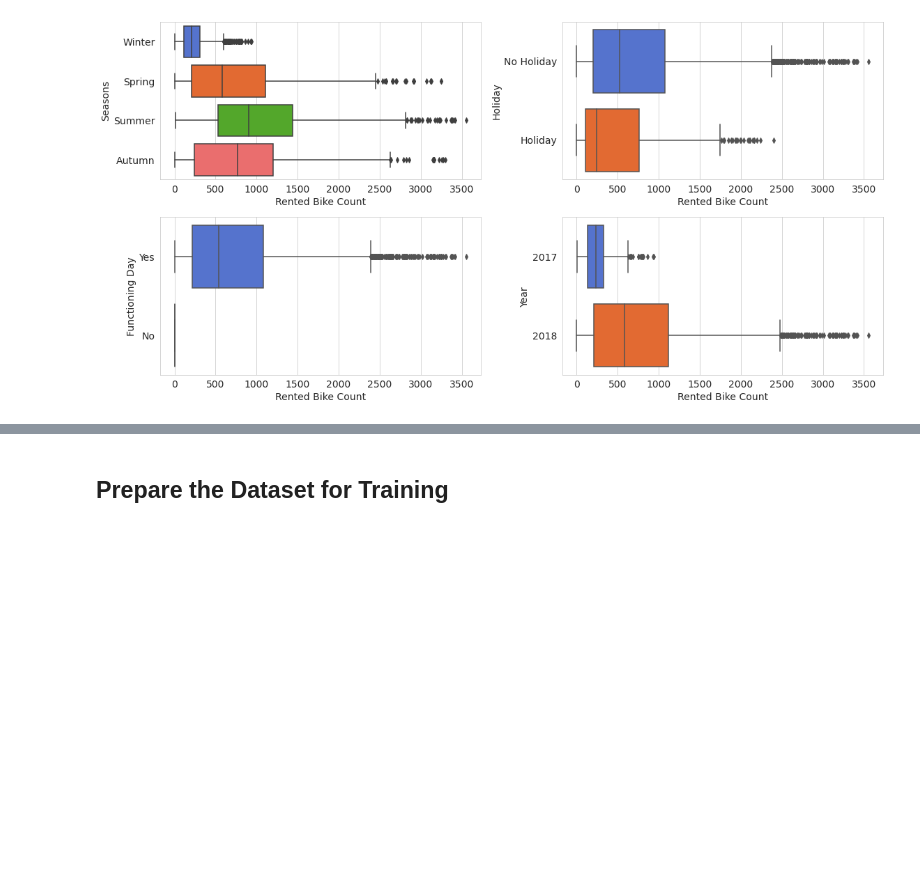
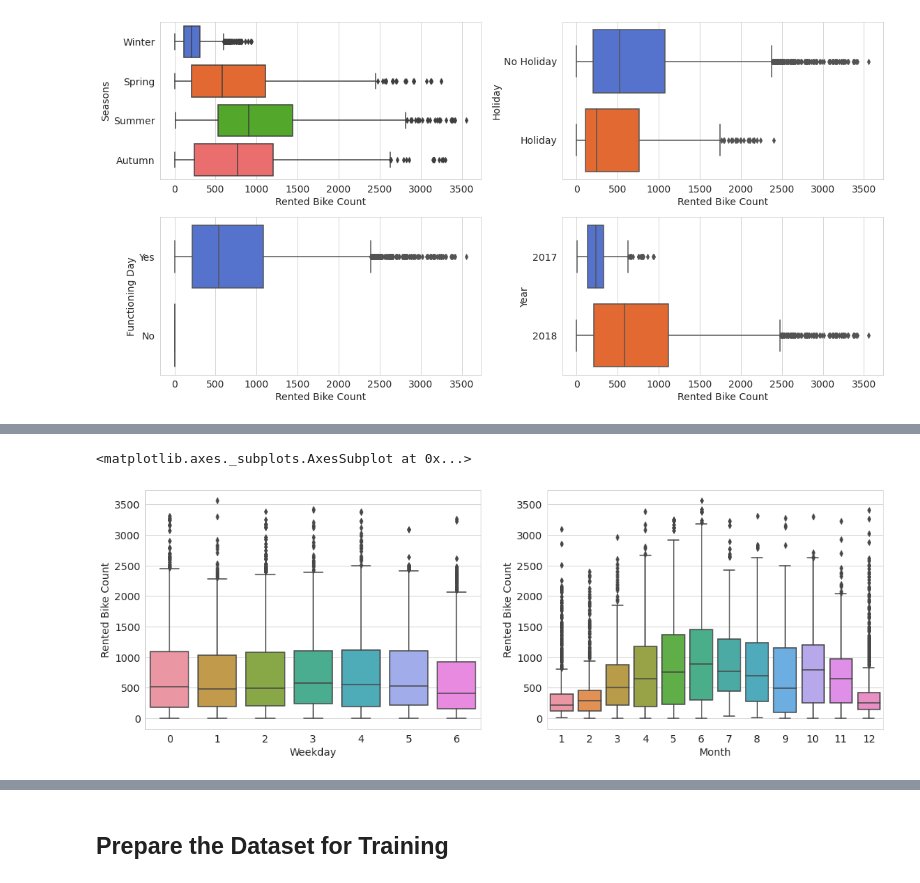
Before and after one commit to Gaurav2912/Bike-Sharing-Demand-Prediction, a Jupyter notebook: Bike_Sharing_Demand_Prediction_Capstone_Project.ipynb, the cells around one changed output, grey strips where cells are left out. Drawn from its saved outputs; the diff is of its cells as text; code cells hidden in the pictures; blank space fills up the shorter version.

```diff
--- a/Bike_Sharing_Demand_Prediction_Capstone_Project.ipynb
+++ b/Bike_Sharing_Demand_Prediction_Capstone_Project.ipynb
@@ -405,2 +448,10 @@ plt.tight_layout();
+# %%
+fig, axes = plt.subplots(figsize=(18,6), nrows= 1, ncols= 2)
+
+sns.boxplot(data= df, x= 'Weekday', y= 'Rented Bike Count', ax= axes[0])
+sns.boxplot(data= df, x= 'Month', y= 'Rented Bike Count' , ax= axes[1])
+# %% [output]
+<matplotlib.axes._subplots.AxesSubplot at 0x...>
+[figure, added]
 # %%
 # Creates a blanck canvas
```
Also changed, not shown: parts of 17 cells of this notebook.
